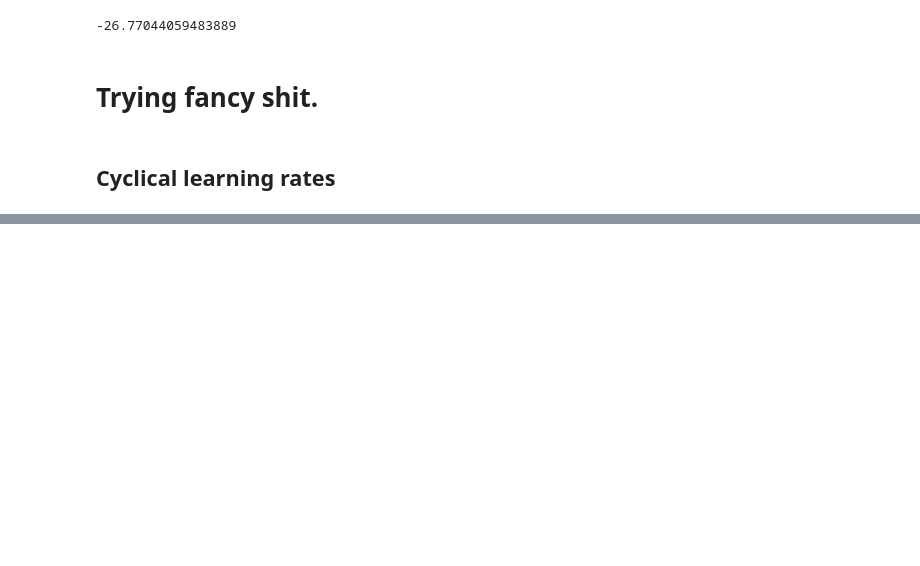
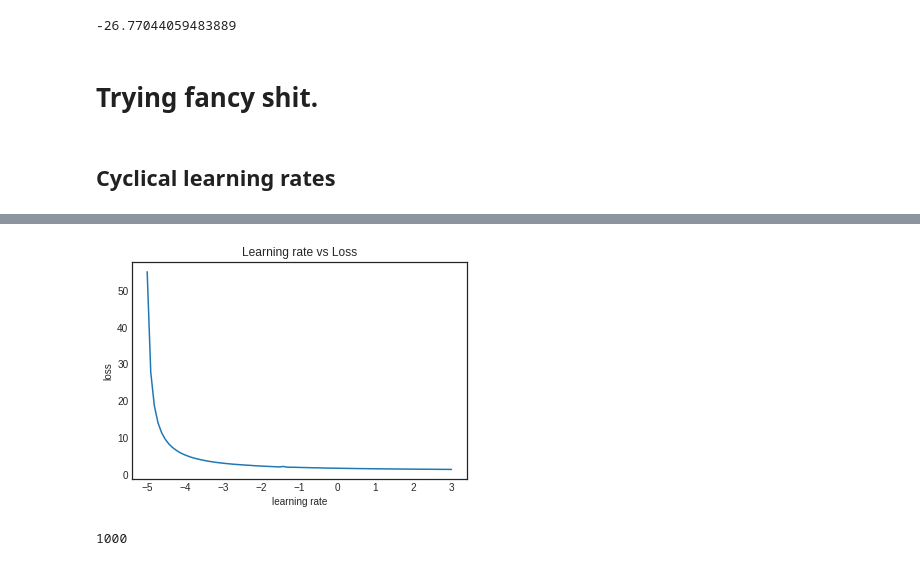
Before and after one commit to vin136/supervised_prediction, a Jupyter notebook: nbs/crypto.ipynb, the cells around one changed output, grey strips where cells are left out. Cells and saved outputs as stored; diff of their text form; code cells hidden in the pictures; blank space fills up the shorter version.

```diff
--- a/nbs/crypto.ipynb
+++ b/nbs/crypto.ipynb
@@ -1248,0 +1651,25 @@ NameError: name 'step_size' is not defined
+# %%
+batch_size = 1000
+minimum_lr = 0.00001
+maximum_lr = 1000.0
+lr_callback = LRFinder(x_trn.shape[0], batch_size,
+                       minimum_lr, maximum_lr,
+                       validation_data=(x_vld, y_vld),
+                       lr_scale='exp')
+
+full_model = get_model(filter_sz,out_sz)
+
+lr = maximum_lr
+
+#optimizer = SGD(lr=0.1, momentum=0.9, nesterov=True)
+optimizer = tf.keras.optimizers.SGD(lr,momentum=0.9,nesterov=True)
+
+loss_type = tf.keras.losses.CategoricalCrossentropy(from_logits=True)
+full_model.compile(loss=loss_type,
+                optimizer=optimizer,
+                metrics=['acc'])
+EPOCHS = 100
+
+
+# Ensure that number of epochs = 1 when calling fit()
+full_model.fit(x_trn, y_trn, epochs=1, batch_size=batch_size, callbacks=[lr_callback])
@@ -1248,0 +1679,8 @@ NameError: name 'step_size' is not defined
+# %%
+lr_callback.plot_schedule()
+# %% [output]
+[figure, added]
+# %%
+10**(3)
+# %% [output]
+1000
```
Also changed, not shown: parts of 6 cells of this notebook.
